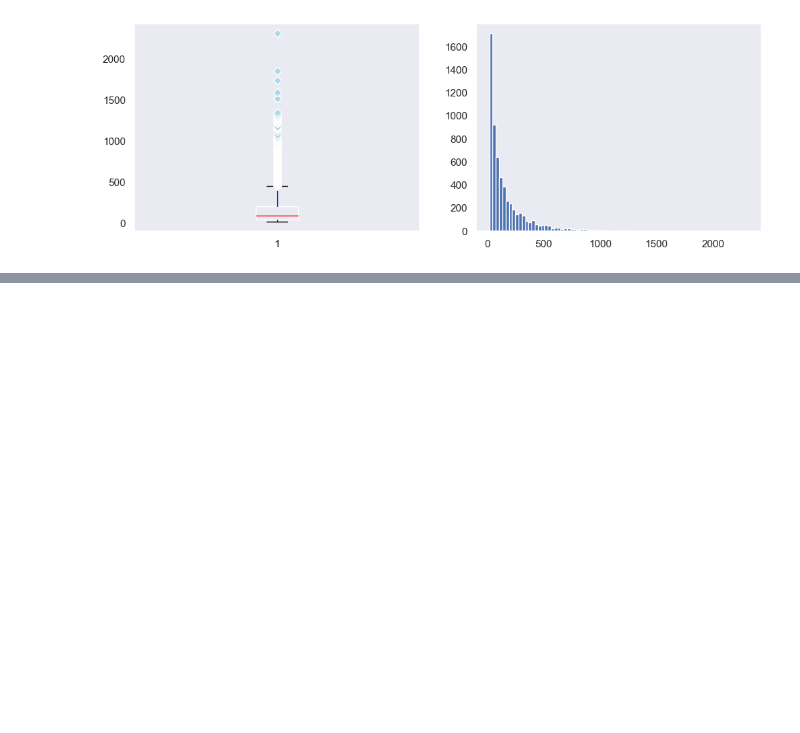
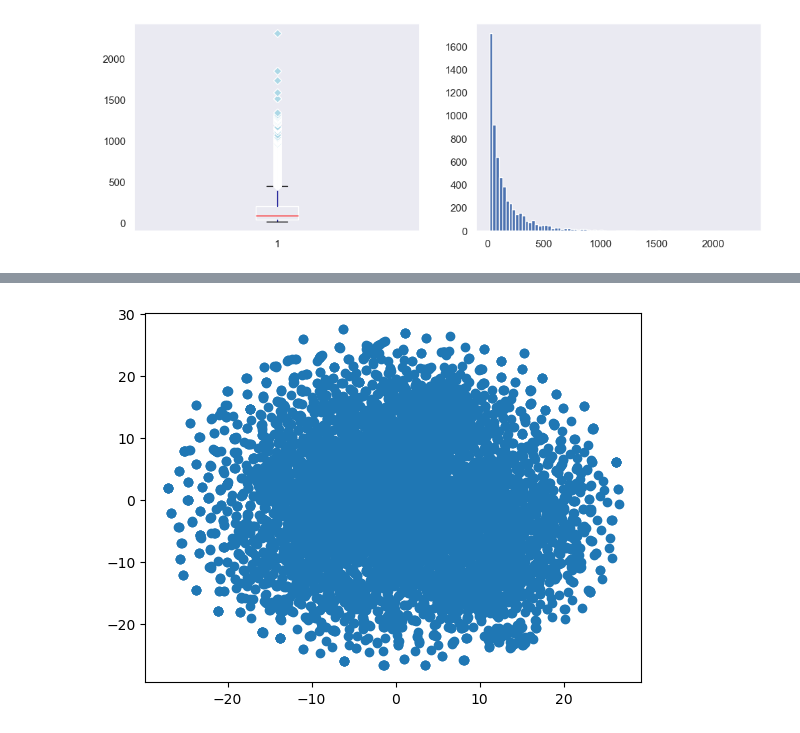
Before and after one commit to elia-guglielmi/ML-SIIprogetto, a Jupyter notebook: AnalisiPreliminareDataset.ipynb, the cells around one changed output, grey strips where cells are left out. Cells and saved outputs as stored; diff of their text form; code cells hidden in the pictures; blank space fills up the shorter version.

```diff
--- a/AnalisiPreliminareDataset.ipynb
+++ b/AnalisiPreliminareDataset.ipynb
@@ -116,2 +160,10 @@ plt.savefig('img/avg_user_rating_count.jpg')
 # %%
 from sklearn.manifold import TSNE
+# %%
+tsne= TSNE(n_components=2)
+X_train_tsne = tsne.fit_transform(user_item_standardizzata)
+# %%
+plt.scatter(X_train_tsne[:, 0], X_train_tsne[:, 1])
+plt.show()
+# %% [output]
+[figure, added]
```
Also changed, not shown: parts of 11 cells of this notebook.
